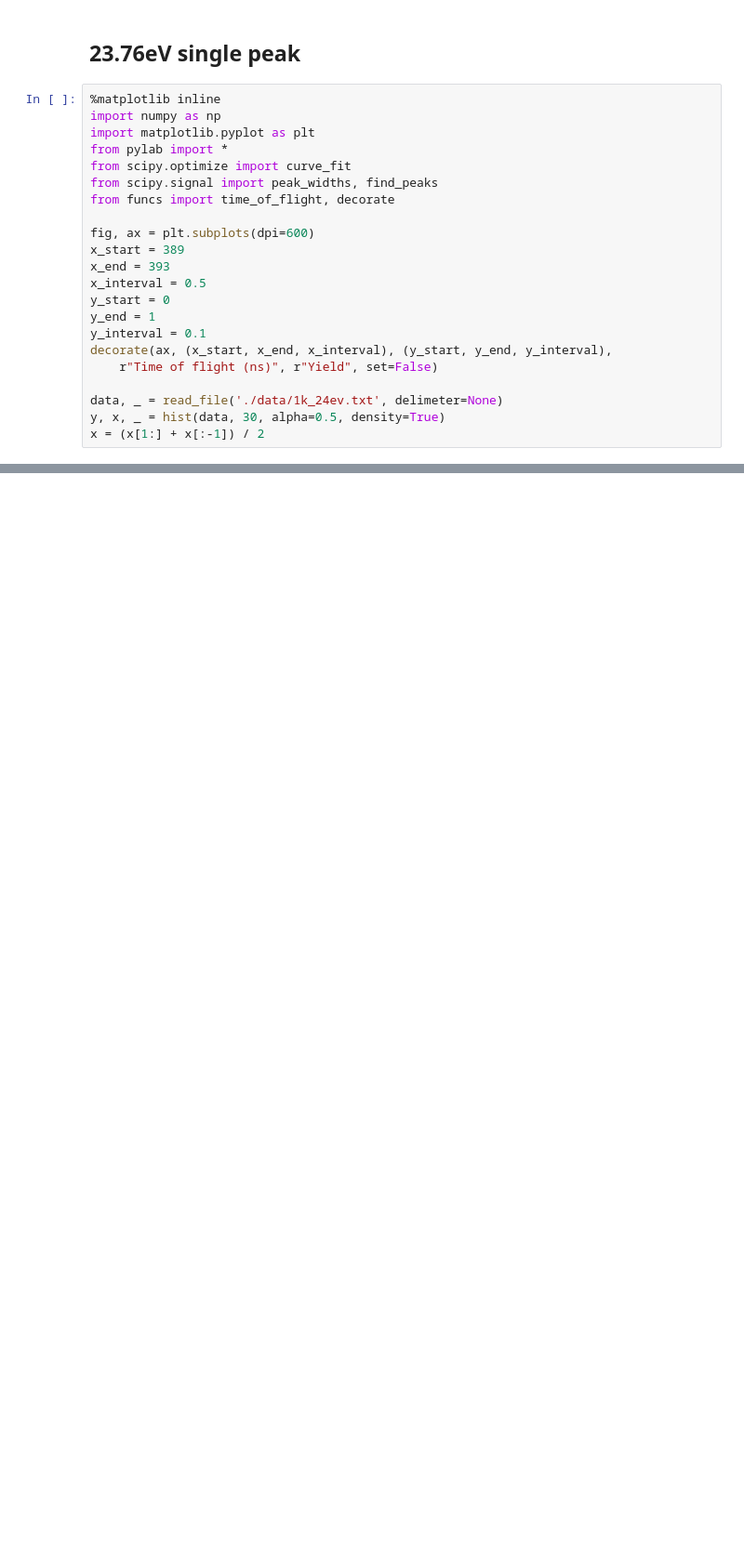
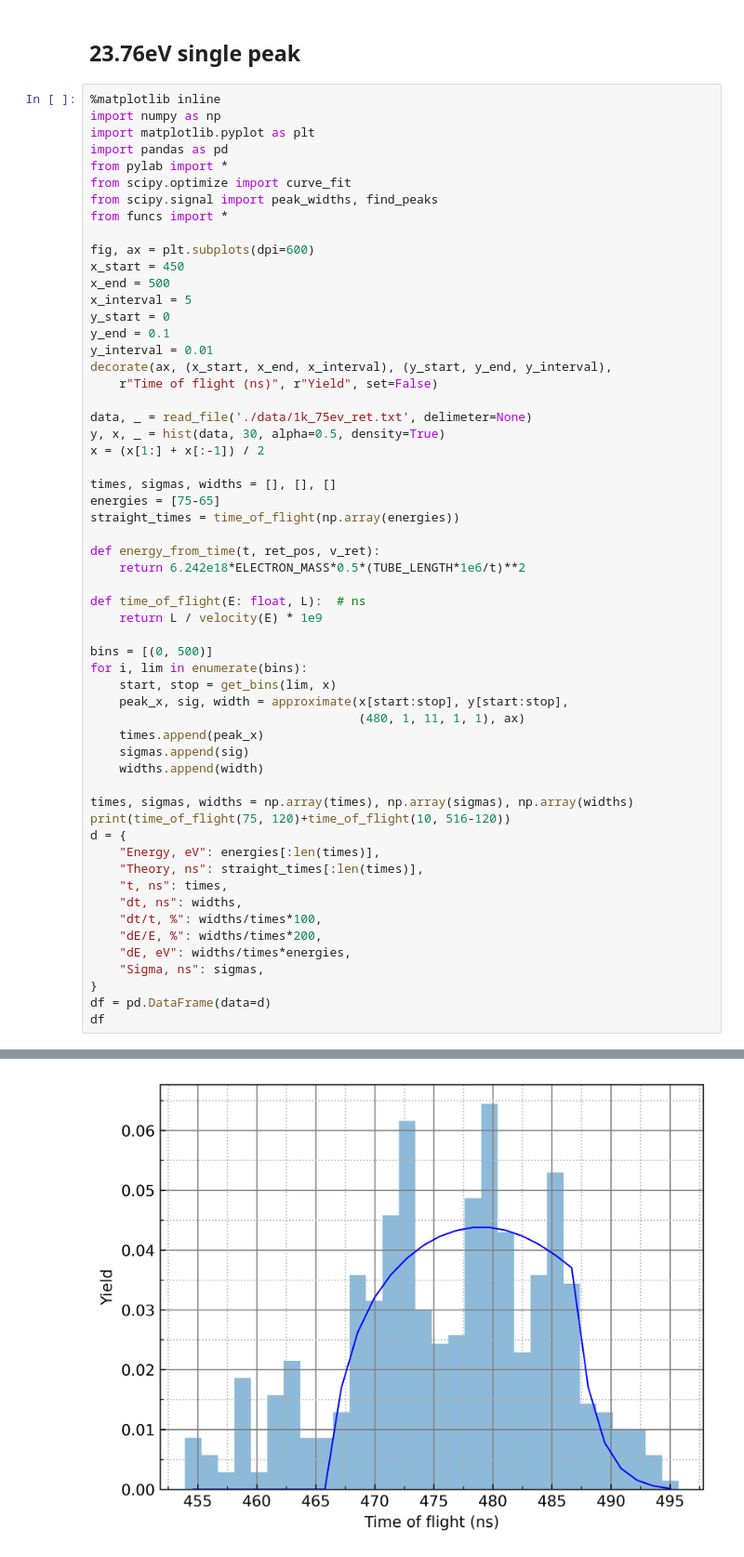
Before and after one commit to MohannadC/tof, a Jupyter notebook: smth.ipynb, the cells around one changed output, grey strips where cells are left out. Shown at 93% size. Saved outputs shown, nothing was run; the diff lists cells and outputs as text; blank space fills up the shorter version.

```diff
--- a/smth.ipynb
+++ b/smth.ipynb
@@ -101,21 +104,57 @@ ax.vlines(energies, 0, 5, lw=1, color='b')
 %matplotlib inline
 import numpy as np
 import matplotlib.pyplot as plt
+import pandas as pd
 from pylab import *
 from scipy.optimize import curve_fit
 from scipy.signal import peak_widths, find_peaks
-from funcs import time_of_flight, decorate
+from funcs import *
 
 fig, ax = plt.subplots(dpi=600)
-x_start = 389
-x_end = 393
-x_interval = 0.5
+x_start = 450
+x_end = 500
+x_interval = 5
 y_start = 0
-y_end = 1
-y_interval = 0.1
+y_end = 0.1
+y_interval = 0.01
 decorate(ax, (x_start, x_end, x_interval), (y_start, y_end, y_interval),
     r"Time of flight (ns)", r"Yield", set=False)
 
-data, _ = read_file('./data/1k_24ev.txt', delimeter=None)
+data, _ = read_file('./data/1k_75ev_ret.txt', delimeter=None)
 y, x, _ = hist(data, 30, alpha=0.5, density=True)
 x = (x[1:] + x[:-1]) / 2
+
+times, sigmas, widths = [], [], []
+energies = [75-65]
+straight_times = time_of_flight(np.array(energies))
+
+def energy_from_time(t, ret_pos, v_ret):
+    return 6.242e18*ELECTRON_MASS*0.5*(TUBE_LENGTH*1e6/t)**2
+
+def time_of_flight(E: float, L):  # ns
+    return L / velocity(E) * 1e9
+
+bins = [(0, 500)]
+for i, lim in enumerate(bins):
+    start, stop = get_bins(lim, x)
+    peak_x, sig, width = approximate(x[start:stop], y[start:stop],
+                                     (480, 1, 11, 1, 1), ax)
+    times.append(peak_x)
+    sigmas.append(sig)
+    widths.append(width)
+
+times, sigmas, widths = np.array(times), np.array(sigmas), np.array(widths)
+print(time_of_flight(75, 120)+time_of_flight(10, 516-120))
+d = {
+    "Energy, eV": energies[:len(times)],
+    "Theory, ns": straight_times[:len(times)],
+    "t, ns": times,
+    "dt, ns": widths,
+    "dt/t, %": widths/times*100,
+    "dE/E, %": widths/times*200,
+    "dE, eV": widths/times*energies,
+    "Sigma, ns": sigmas,
+}
+df = pd.DataFrame(data=d)
+df
+# %% [output]
@@ -121,0 +164 @@ x = (x[1:] + x[:-1]) / 2
+[figure, added]
```
Also changed, not shown: parts of 2 cells of this notebook, 4 other files.
